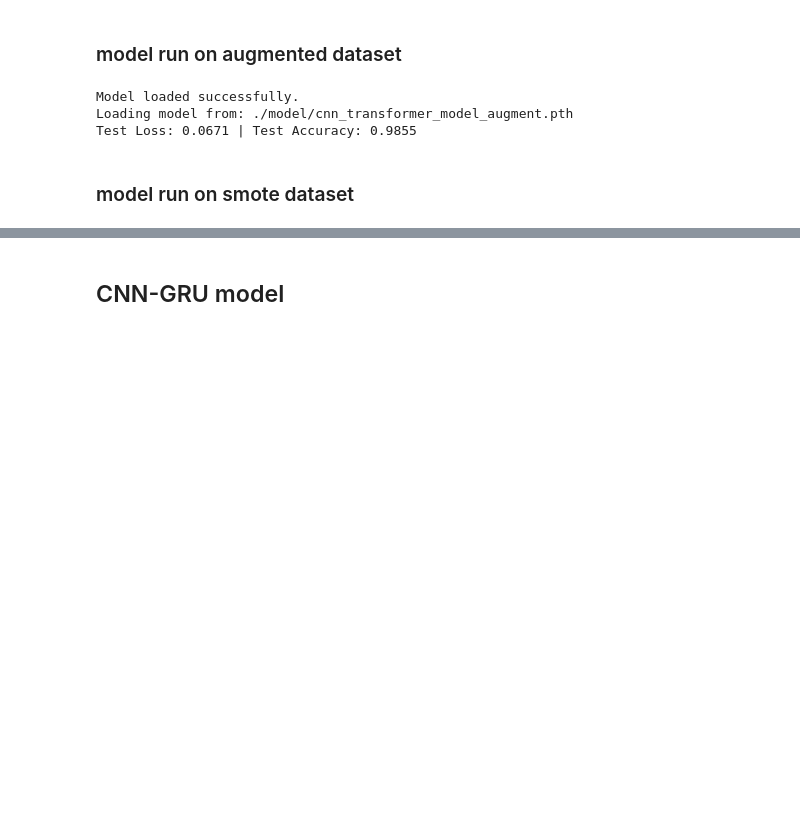
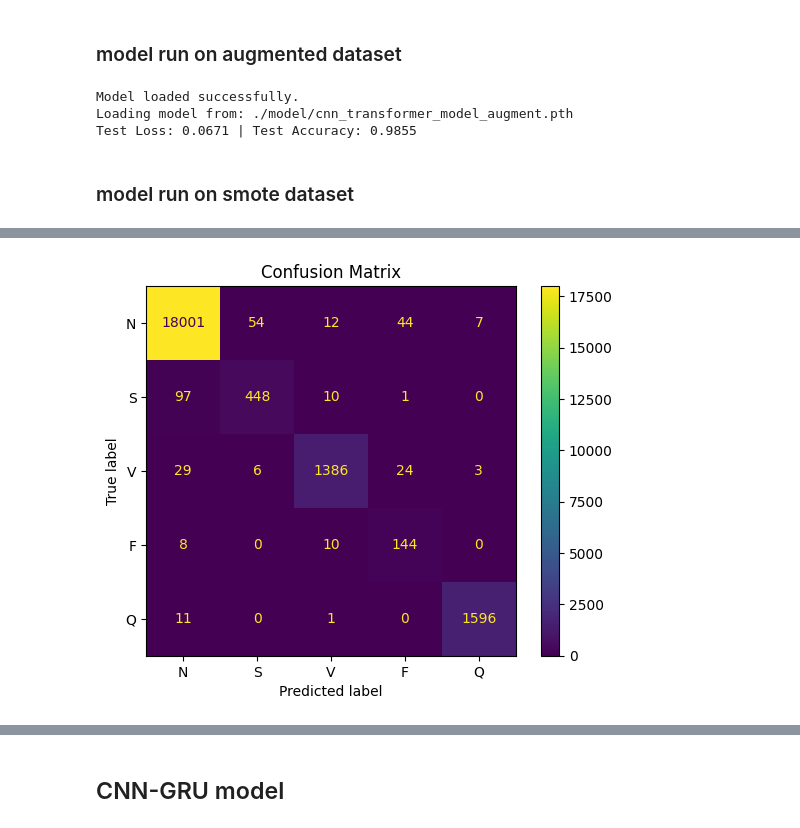
Before and after one commit to RandallCher/Neural-Networks-Project, a Jupyter notebook: main.ipynb, the cells around one changed output, grey strips where cells are left out. Saved outputs shown, nothing was run; the diff lists cells and outputs as text; code cells hidden in the pictures; blank space fills up the shorter version.

Commit message:
transformers done

```diff
--- a/main.ipynb
+++ b/main.ipynb
@@ -310,9 +290,9 @@ model_path = "./model/cnn_transformer_model_augment.pth"
 CNN_transformer_model.load_state_dict(torch.load(model_path, weights_only=True))
 print("Model loaded successfully.")
 
-epoch_loss, epoch_acc, all_preds, all_labels = cnn_transformer_evaluate(CNN_transformer_model, test_loader, criterion, device)
+cnn_transformer_augment_epoch_loss, cnn_transformer_augment_epoch_acc, cnn_transformer_augment_all_preds, cnn_transformer_augment_all_labels = cnn_transformer_evaluate(CNN_transformer_model, test_loader, criterion, device)
 print(f"Loading model from: {model_path}")
-print(f"Test Loss: {epoch_loss:.4f} | Test Accuracy: {epoch_acc:.4f}")
+print(f"Test Loss: {cnn_transformer_augment_epoch_loss:.4f} | Test Accuracy: {cnn_transformer_augment_epoch_acc:.4f}")
 # %% [output]
 Model loaded successfully.
 Loading model from: ./model/cnn_transformer_model_augment.pth
@@ -335,0 +316,11 @@ Test Loss: 0.1010 | Test Accuracy: 0.9832
+# %%
+cm = confusion_matrix(cnn_transformer_augment_all_labels, cnn_transformer_augment_all_preds, labels=[1, 3, 4, 0, 2])
+
+
+# Plot confusion matrix
+disp = ConfusionMatrixDisplay(confusion_matrix=cm, display_labels=['N', 'S', 'V', 'F', 'Q'])
+disp.plot( values_format="d")
+plt.title("Confusion Matrix")
+plt.show()
+# %% [output]
+[figure, added]
```
Also changed, not shown: parts of 7 cells of this notebook, 8 other files.
